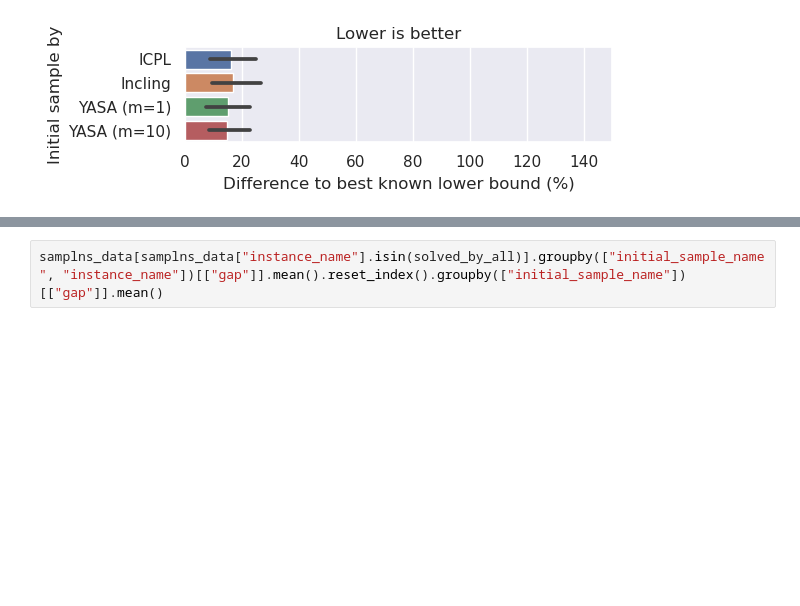
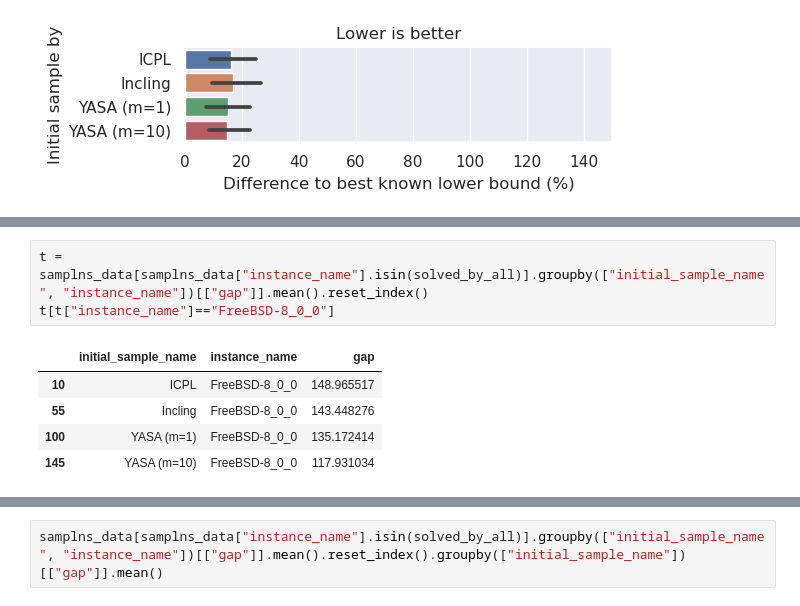
Before and after one commit to tubs-alg/SampLNS, a Jupyter notebook: evaluation/05_initial_sample_comparison/05_lower_bound_gap.ipynb, the cells around one changed output, grey strips where cells are left out. Drawn from its saved outputs; the diff is of its cells as text; blank space fills up the shorter version.

```diff
--- a/evaluation/05_initial_sample_comparison/05_lower_bound_gap.ipynb
+++ b/evaluation/05_initial_sample_comparison/05_lower_bound_gap.ipynb
@@ -237,0 +261,9 @@ plt.show()
+# %%
+t = samplns_data[samplns_data["instance_name"].isin(solved_by_all)].groupby(["initial_sample_name", "instance_name"])[["gap"]].mean().reset_index()
+t[t["instance_name"]=="FreeBSD-8_0_0"]
+# %% [output]
+|  | initial_sample_name | instance_name | gap |
+| 10 | ICPL | FreeBSD-8_0_0 | 148.965517 |
+| 55 | Incling | FreeBSD-8_0_0 | 143.448276 |
+| 100 | YASA (m=1) | FreeBSD-8_0_0 | 135.172414 |
+| 145 | YASA (m=10) | FreeBSD-8_0_0 | 117.931034 |
```
Also changed, not shown: parts of 3 cells of this notebook, 1 other file.
